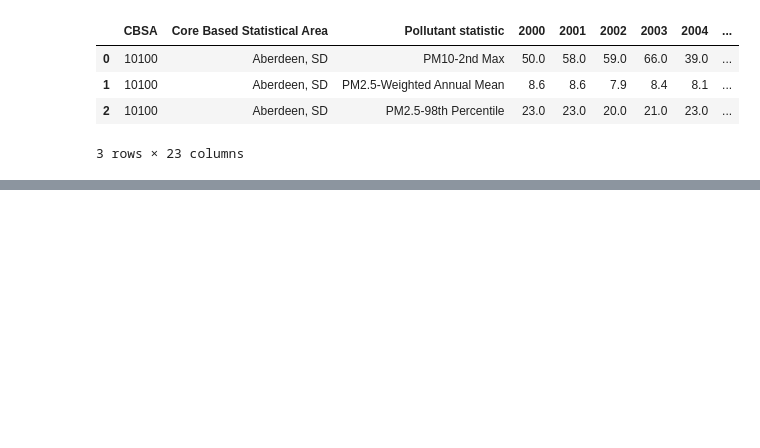
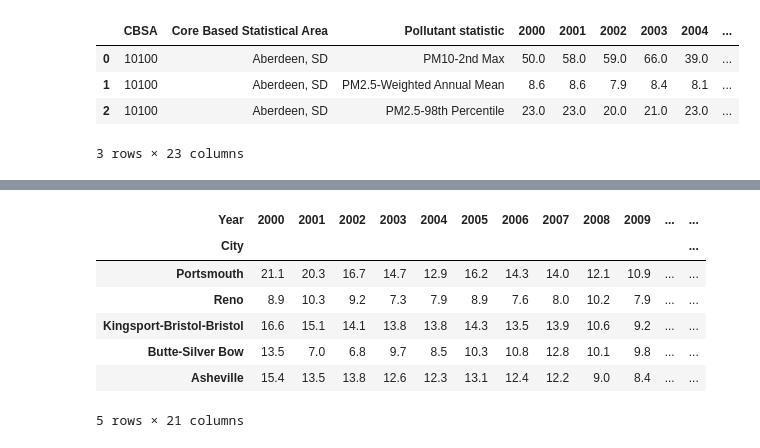
Before and after one commit to roshanmehta12/US-air-quality, a Jupyter notebook: mp1-air-quality.ipynb, the cells around one changed output, grey strips where cells are left out. Cells and saved outputs as stored; diff of their text form; code cells hidden in the pictures; blank space fills up the shorter version.

```diff
--- a/mp1-air-quality.ipynb
+++ b/mp1-air-quality.ipynb
@@ -140,0 +194,40 @@ dtype: float64
+# %%
+# Which city has seen the greatest improvement? Portsmouth!
+
+x = pd.merge(air_raw, cbsa_info, how = 'left', on = 'CBSA')
+x['Pollutant statistic'] = x[['Pollutant','Trend Statistic']].agg('-'.join, axis=1)
+
+x[['City','State']] = x['Core Based Statistical Area'].str.split(", ",expand=True)
+#x['State/Territory'].str.split('-', expand=True)
+#x['State/Territory'].str.split('-').explode('State/Territory')
+x_mod1 = x.assign(State = x['State'].str.split('-')).explode('State')
+
+x_mod1 = x_mod1.reset_index().melt(
+    id_vars =['CBSA', 'Pollutant statistic', 'Core Based Statistical Area', 'City', 'State'],
+    value_vars = ["2000", "2001", "2002", "2003", "2004", "2005", '2006', "2007", "2008", "2009", "2010", "2011",
+                 "2012", "2013", "2014", "2015", "2016", "2017", "2018", "2019"],
+    var_name = 'Year',
+    value_name = 'Concentration').pivot_table(
+    index = ['CBSA', 'Year', 'City', 'State'],
+    columns = ['Pollutant statistic'],
+    values = 'Concentration').reset_index()
+x_mod1 = x_mod1[['CBSA', 'Year', 'City', 'State', 'PM2.5-Weighted Annual Mean']]
+
+x_mod1 = x_mod1.drop(columns = ["CBSA"]).groupby(['Year', 'City', 'State']).mean()
+x_mod1 = x_mod1.reset_index().pivot_table(
+    index = "City",
+    columns = 'Year',
+    values = 'PM2.5-Weighted Annual Mean')
+
+# change in PM2.5 between 2000 and 2019
+x_mod1['change'] = ((x_mod1['2019'] - x_mod1['2000']) / x_mod1['2000'])
+x_mod1.sort_values(by=['change']).head()
+# %% [output]
+| Year | 2000 | 2001 | 2002 | 2003 | 2004 | 2005 | 2006 | 2007 | 2008 | 2009 | ... | ... |
+| City |  |  |  |  |  |  |  |  |  |  |  | ... |
+| Portsmouth | 21.1 | 20.3 | 16.7 | 14.7 | 12.9 | 16.2 | 14.3 | 14.0 | 12.1 | 10.9 | ... | ... |
+| Reno | 8.9 | 10.3 | 9.2 | 7.3 | 7.9 | 8.9 | 7.6 | 8.0 | 10.2 | 7.9 | ... | ... |
+| Kingsport-Bristol-Bristol | 16.6 | 15.1 | 14.1 | 13.8 | 13.8 | 14.3 | 13.5 | 13.9 | 10.6 | 9.2 | ... | ... |
+| Butte-Silver Bow | 13.5 | 7.0 | 6.8 | 9.7 | 8.5 | 10.3 | 10.8 | 12.8 | 10.1 | 9.8 | ... | ... |
+| Asheville | 15.4 | 13.5 | 13.8 | 12.6 | 12.3 | 13.1 | 12.4 | 12.2 | 9.0 | 8.4 | ... | ... |
+5 rows × 21 columns
```
Also changed, not shown: parts of 8 cells of this notebook, 1 other file.
